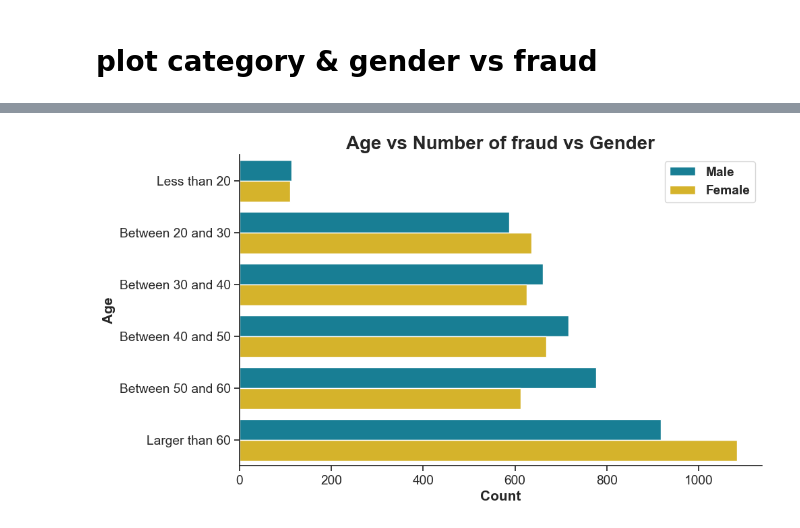
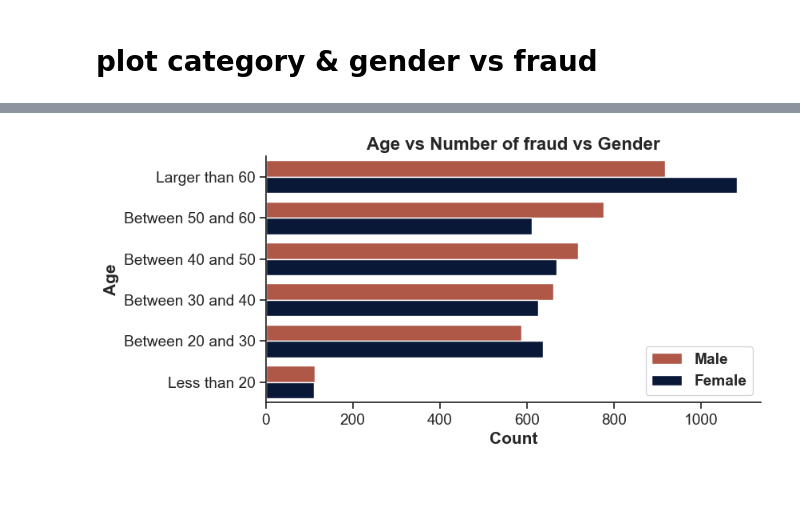
Before and after one commit to tanquangduong/Master-Fraud-Detection-for-Credit-Card-Transaction, a Jupyter notebook: eda-visualization.ipynb, the cells around one changed output, grey strips where cells are left out. Drawn from its saved outputs; the diff is of its cells as text; code cells hidden in the pictures; blank space fills up the shorter version.

```diff
--- a/eda-visualization.ipynb
+++ b/eda-visualization.ipynb
@@ -27,22 +20,23 @@ Shape for only-fraud train dataset:
 # %% [markdown]
 ## Plot: gender, top-10 cities vs fraud
 # %%
-# Create figure object from matplotlib and set figure styles with seaborn methods
 fig = plt.figure(figsize=(10,6))
-colors = ["#048BA8", "#F1C40F"]
+# sns.set()
+colors = ["#C04C36", "#00163E"]
 custom_params = {"axes.spines.right": False, "axes.spines.top": False}
 sns.set_theme(style="ticks", rc=custom_params)
 sns.set_context("notebook", font_scale=1.25)
 sns.set_palette(sns.color_palette(colors))
 
-# Create count plot with 'city' on the y-axis
+# Create count plot with region on the y-axis
 g = sns.countplot(y = 'city',
                   data=df_fraud,
                   hue='gender',
+                  width=0.8,
                   order=df_fraud.city.value_counts(sort=True, ascending=False).head(10).index)
 
 # Set title, label, legend
-g.set_title('Top 10 cities in Number of fraud vs Gender', fontdict = { 'fontsize': 20, 'fontweight':'bold'})
+g.set_title('Top 10 cities in Number of fraud vs Gender', fontdict = { 'fontsize': 16, 'fontweight':'bold'})
 g.set_xlabel('Count', fontsize=15, fontweight='bold')
 g.set_ylabel('City', fontsize=15, fontweight='bold')
 g.legend(prop={'weight':'bold'})
@@ -178,0 +132,26 @@ fig.savefig('./figs/Age vs Number of fraud.png',dpi=300, bbox_inches='tight')
+# %%
+age_order = ['Larger than 60', 'Between 50 and 60', 'Between 40 and 50', 'Between 30 and 40', 'Between 20 and 30', 'Less than 20']
+
+fig = plt.figure(figsize=(8,4))
+custom_params = {"axes.spines.right": False, "axes.spines.top": False}
+sns.set_theme(style="ticks", rc=custom_params)
+sns.set_context("notebook", font_scale=1.25)
+sns.set_palette(sns.color_palette("rocket"))
+
+
+# Create count plot with region on the y-axis
+g = sns.countplot(y='age_intervals',
+                  data=df_fraud,
+                  order=age_order,
+                  width=0.5,)
+
+# Set title, label, legend
+g.set_title('Age vs Number of fraud', fontdict = { 'fontsize': 16, 'fontweight':'bold'})
+g.set_xlabel('Count', fontsize=15, fontweight='bold')
+g.set_ylabel('Age', fontsize=15, fontweight='bold')
+
+# Show plot
+plt.show()
+
+# Save as a PNG file with 300 dpi
+fig.savefig('./figs/Age vs Number of fraud.png',dpi=300, bbox_inches='tight')
@@ -179,28 +160,30 @@ fig.savefig('./figs/Age vs Number of fraud.png',dpi=300, bbox_inches='tight')
 # %%
-fig = plt.figure(figsize=(10,6))
+fig = plt.figure(figsize=(8,4))
 
-colors = ["#048BA8", "#F1C40F"]
+colors = ["#C04C36", "#00163E"]
 custom_params = {"axes.spines.right": False, "axes.spines.top": False}
 sns.set_theme(style="ticks", rc=custom_params)
 sns.set_context("notebook", font_scale=1.25)
 sns.set_palette(sns.color_palette(colors))
 
 # Create count plot with region on the y-axis
 g = sns.countplot(y = 'age_intervals',
                    data=df_fraud,
                    hue='gender',
-                   order=age_order)
+                   order=age_order,
+                  width=0.8,
+                 )
 
 # Set title, label, legend
-g.set_title('Age vs Number of fraud vs Gender', fontdict = { 'fontsize': 20, 'fontweight':'bold'})
+g.set_title('Age vs Number of fraud vs Gender', fontdict = { 'fontsize': 16, 'fontweight':'bold'})
 g.set_xlabel('Count', fontsize=15, fontweight='bold')
 g.set_ylabel('Age', fontsize=15, fontweight='bold')
 g.legend(prop={'weight':'bold'})
 
 # Show plot
 plt.show()
 
 # Save as a PNG file with 300 dpi
 fig.savefig('./figs/Age vs Number of fraud vs Gender.png',dpi=300, bbox_inches='tight')
 # %% [output]
-[figure, old version]
+[figure, new version]
```
Also changed, not shown: parts of 61 cells of this notebook, 3 other files.
